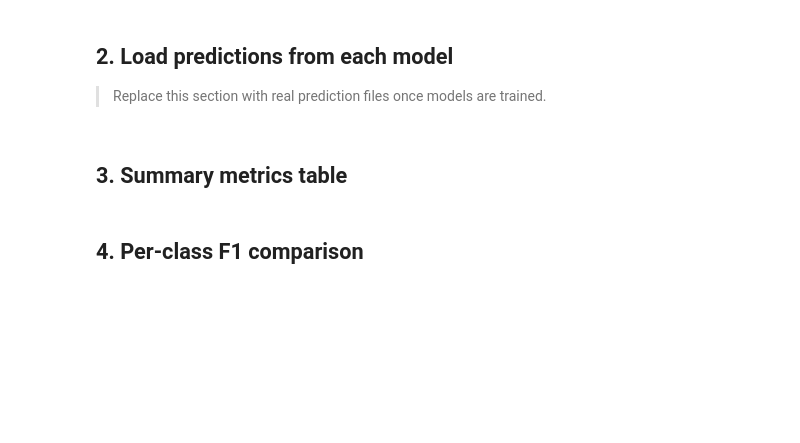
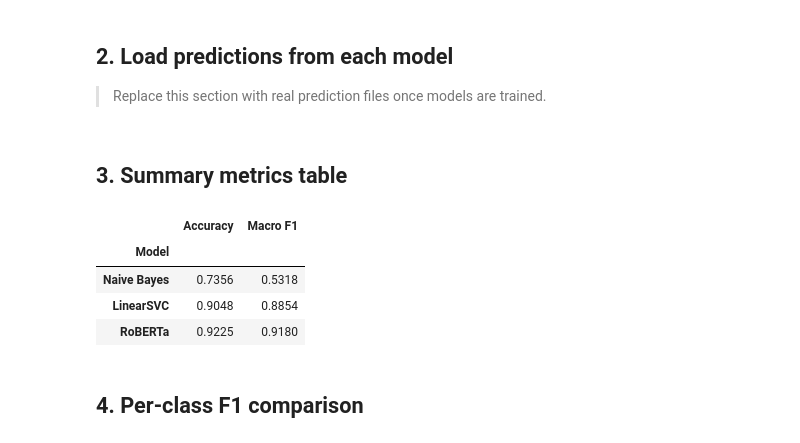
Before and after one commit to nidhijadhav/lyrics-to-valence, a Jupyter notebook: notebooks/04_evaluation.ipynb, the cells around one changed output. Cells and saved outputs as stored; diff of their text form; code cells hidden in the pictures; blank space fills up the shorter version.

```diff
--- a/notebooks/04_evaluation.ipynb
+++ b/notebooks/04_evaluation.ipynb
@@ -50,18 +45,23 @@ print('TODO: uncomment once prediction CSVs are ready')
 # %% [markdown]
 ## 3. Summary metrics table
 # %%
-# TODO: build summary dataframe
-# rows = []
-# for name, preds in models.items():
-#     y_true = preds['topic_label']
-#     y_pred  = preds['y_pred']
-#     rows.append({
-#         'Model':    name,
-#         'Accuracy': round(accuracy_score(y_true, y_pred), 4),
-#         'Macro F1': round(f1_score(y_true, y_pred, average='macro'), 4),
-#     })
-# summary = pd.DataFrame(rows).set_index('Model')
-# display(summary)
+rows = []
+for name, preds in models.items():
+    y_true = preds['topic_label']
+    y_pred  = preds['y_pred']
+    rows.append({
+        'Model':    name,
+        'Accuracy': round(accuracy_score(y_true, y_pred), 4),
+        'Macro F1': round(f1_score(y_true, y_pred, average='macro'), 4),
+    })
+summary = pd.DataFrame(rows).set_index('Model')
+display(summary)
+# %% [output]
+|  | Accuracy | Macro F1 |
+| Model |  |  |
+| Naive Bayes | 0.7356 | 0.5318 |
+| LinearSVC | 0.9048 | 0.8854 |
+| RoBERTa | 0.9225 | 0.9180 |
 # %% [markdown]
 ## 4. Per-class F1 comparison
 # %%
```
Also changed, not shown: parts of 4 cells of this notebook, 4 other files.
